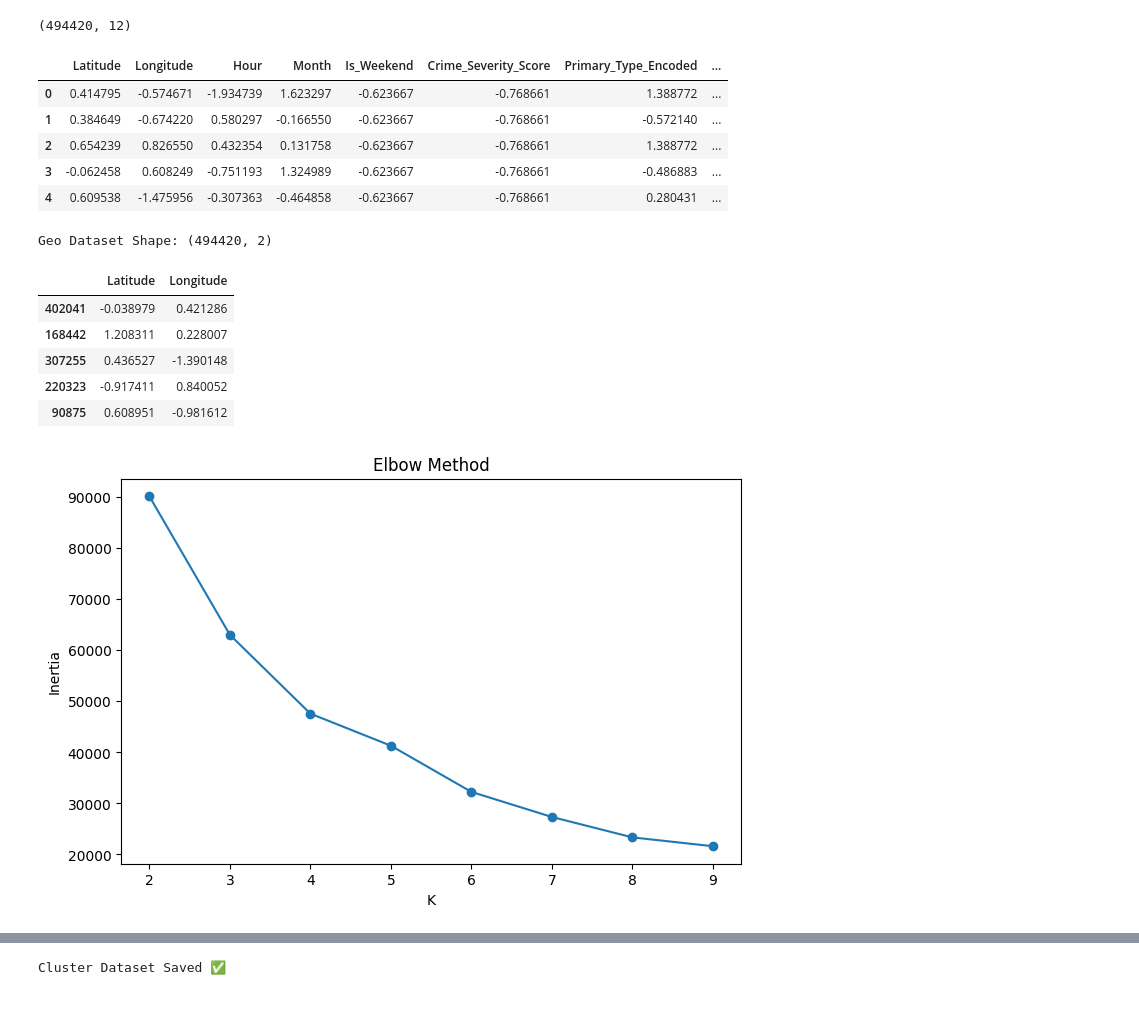
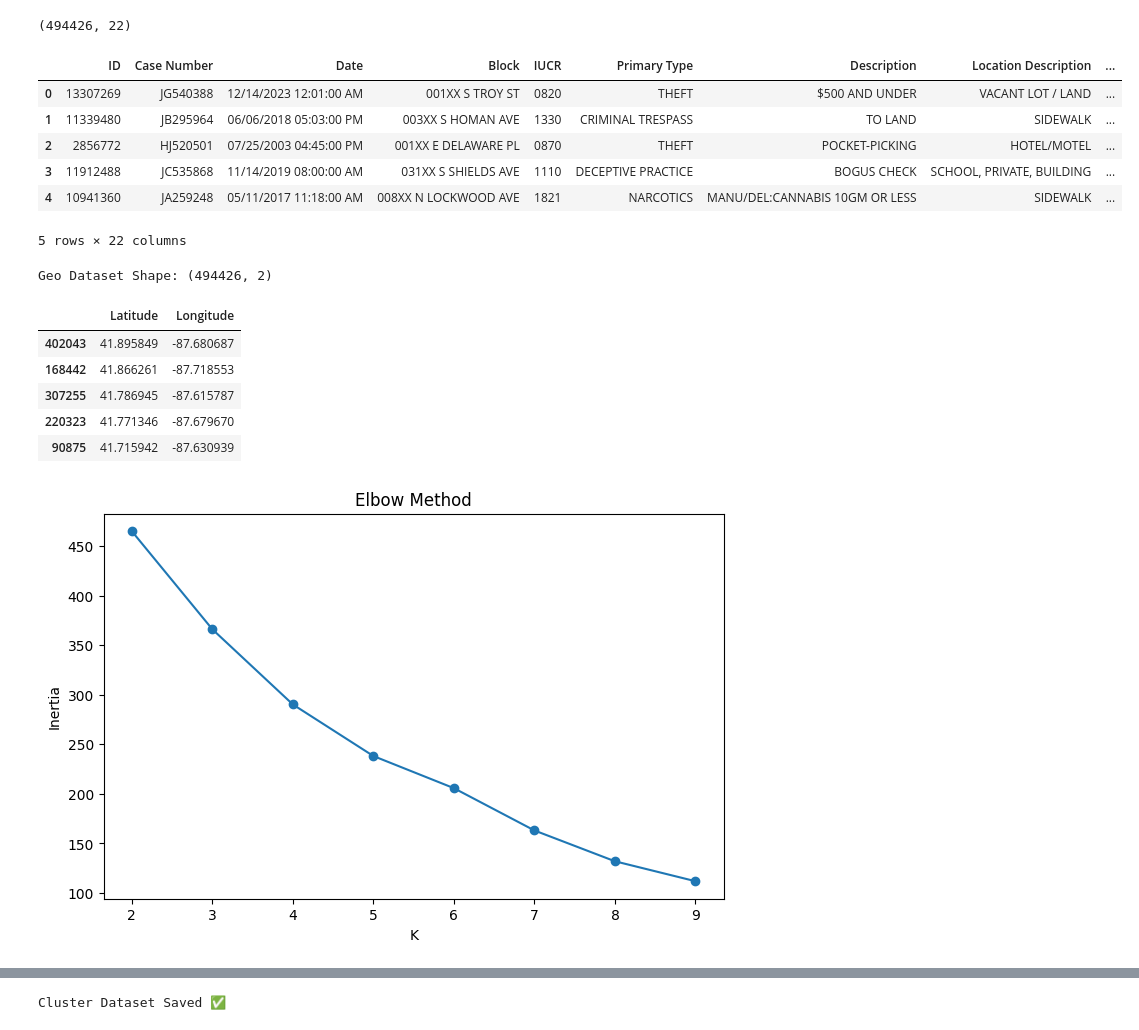
Before and after one commit to sabarirambabu/PatrolIQ-Smart_Safety_Analytics_Platform, a Jupyter notebook: notebooks/04_clustering.ipynb, the cells around one changed output, grey strips where cells are left out. Drawn from its saved outputs; the diff is of its cells as text; code cells hidden in the pictures.

```diff
--- a/notebooks/04_clustering.ipynb
+++ b/notebooks/04_clustering.ipynb
@@ -7,26 +7,27 @@ import seaborn as sns
 from sklearn.cluster import KMeans, DBSCAN, AgglomerativeClustering
 from sklearn.metrics import silhouette_score
 # %%
-file_path = "/Users/sabari/Documents/DS/GUVI/dspatrol/PatrolIQ-Smart_Safety_Analytics_Platform-main/data/crime_featured_scaled.csv"
+file_path = "/Users/sabari/Documents/DS/GUVI/dspatrol/PatrolIQ-Smart_Safety_Analytics_Platform-main/data/Crime_clean.csv"
 
 df = pd.read_csv(file_path)
 
 print(df.shape)
 df.head()
 # %% [output]
-(494420, 12)
+(494426, 22)
-|  | Latitude | Longitude | Hour | Month | Is_Weekend | Crime_Severity_Score | Primary_Type_Encoded | ... |
-| 0 | 0.414795 | -0.574671 | -1.934739 | 1.623297 | -0.623667 | -0.768661 | 1.388772 | ... |
-| 1 | 0.384649 | -0.674220 | 0.580297 | -0.166550 | -0.623667 | -0.768661 | -0.572140 | ... |
-| 2 | 0.654239 | 0.826550 | 0.432354 | 0.131758 | -0.623667 | -0.768661 | 1.388772 | ... |
-| 3 | -0.062458 | 0.608249 | -0.751193 | 1.324989 | -0.623667 | -0.768661 | -0.486883 | ... |
-| 4 | 0.609538 | -1.475956 | -0.307363 | -0.464858 | -0.623667 | -0.768661 | 0.280431 | ... |
+|  | ID | Case Number | Date | Block | IUCR | Primary Type | Description | Location Description | ... |
+| 0 | 13307269 | JG540388 | 12/14/2023 12:01:00 AM | 001XX S TROY ST | 0820 | THEFT | $500 AND UNDER | VACANT LOT / LAND | ... |
+| 1 | 11339480 | JB295964 | 06/06/2018 05:03:00 PM | 003XX S HOMAN AVE | 1330 | CRIMINAL TRESPASS | TO LAND | SIDEWALK | ... |
+| 2 | 2856772 | HJ520501 | 07/25/2003 04:45:00 PM | 001XX E DELAWARE PL | 0870 | THEFT | POCKET-PICKING | HOTEL/MOTEL | ... |
+| 3 | 11912488 | JC535868 | 11/14/2019 08:00:00 AM | 031XX S SHIELDS AVE | 1110 | DECEPTIVE PRACTICE | BOGUS CHECK | SCHOOL, PRIVATE, BUILDING | ... |
+| 4 | 10941360 | JA259248 | 05/11/2017 11:18:00 AM | 008XX N LOCKWOOD AVE | 1821 | NARCOTICS | MANU/DEL:CANNABIS 10GM OR LESS | SIDEWALK | ... |
+5 rows × 22 columns
 # %%
 geo_df = df[['Latitude','Longitude']].dropna()
 
 print("Geo Dataset Shape:", geo_df.shape)
 # %% [output]
-Geo Dataset Shape: (494420, 2)
+Geo Dataset Shape: (494426, 2)
 # %%
 cluster_sample = geo_df.sample(100000, random_state=42)
 #cluster_sample = cluster_sample[cluster_sample['Latitude'] >= 37]
@@ -34,11 +35,11 @@ cluster_sample = geo_df.sample(100000, random_state=42)
 cluster_sample.head()
 # %% [output]
 |  | Latitude | Longitude |
-| 402041 | -0.038979 | 0.421286 |
-| 168442 | 1.208311 | 0.228007 |
-| 307255 | 0.436527 | -1.390148 |
-| 220323 | -0.917411 | 0.840052 |
-| 90875 | 0.608951 | -0.981612 |
+| 402043 | 41.895849 | -87.680687 |
+| 168442 | 41.866261 | -87.718553 |
+| 307255 | 41.786945 | -87.615787 |
+| 220323 | 41.771346 | -87.679670 |
+| 90875 | 41.715942 | -87.630939 |
 # %%
 inertia = []
 
@@ -59,7 +60,7 @@ plt.ylabel("Inertia")
 
 plt.show()
 # %% [output]
-[figure, old version]
+[figure, new version]
 # %%
 kmeans = KMeans(n_clusters=5, random_state=42)
 
```
Also changed, not shown: parts of 6 cells of this notebook, 2 other files.
